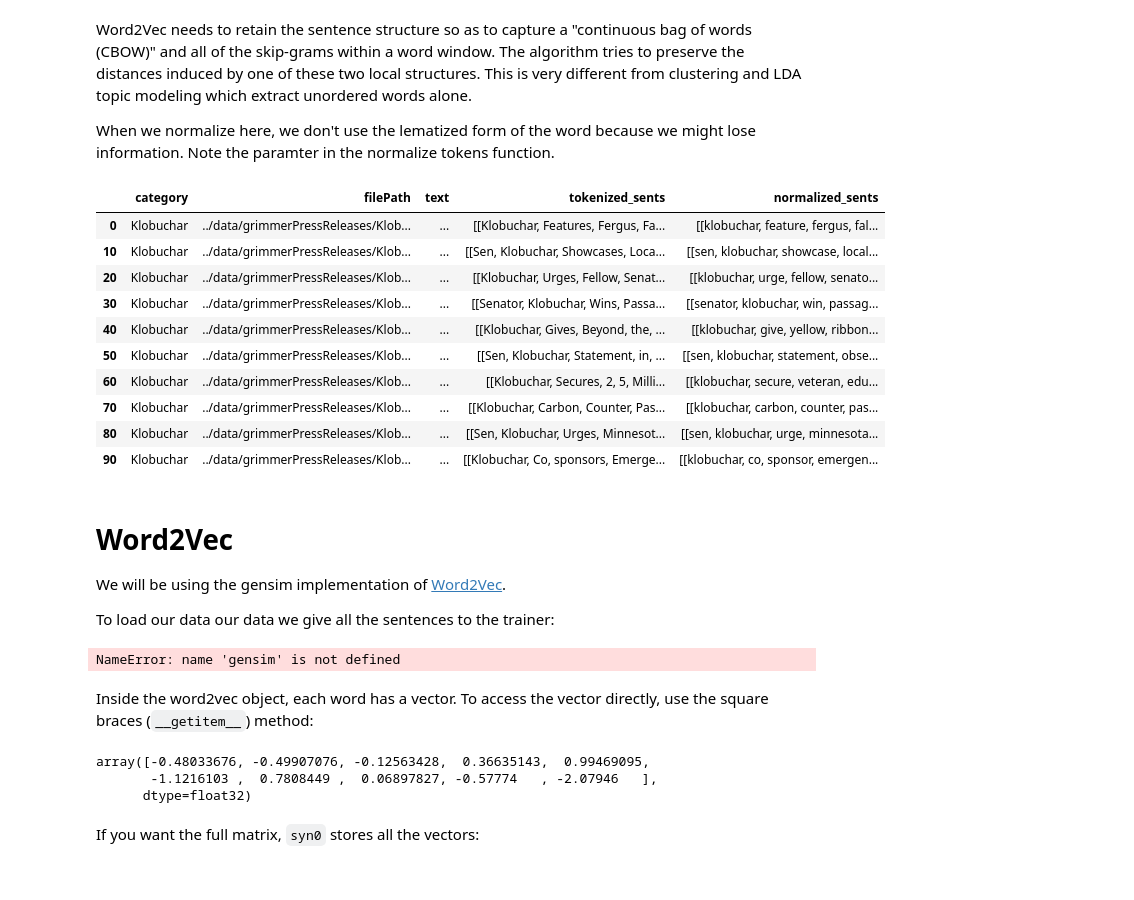
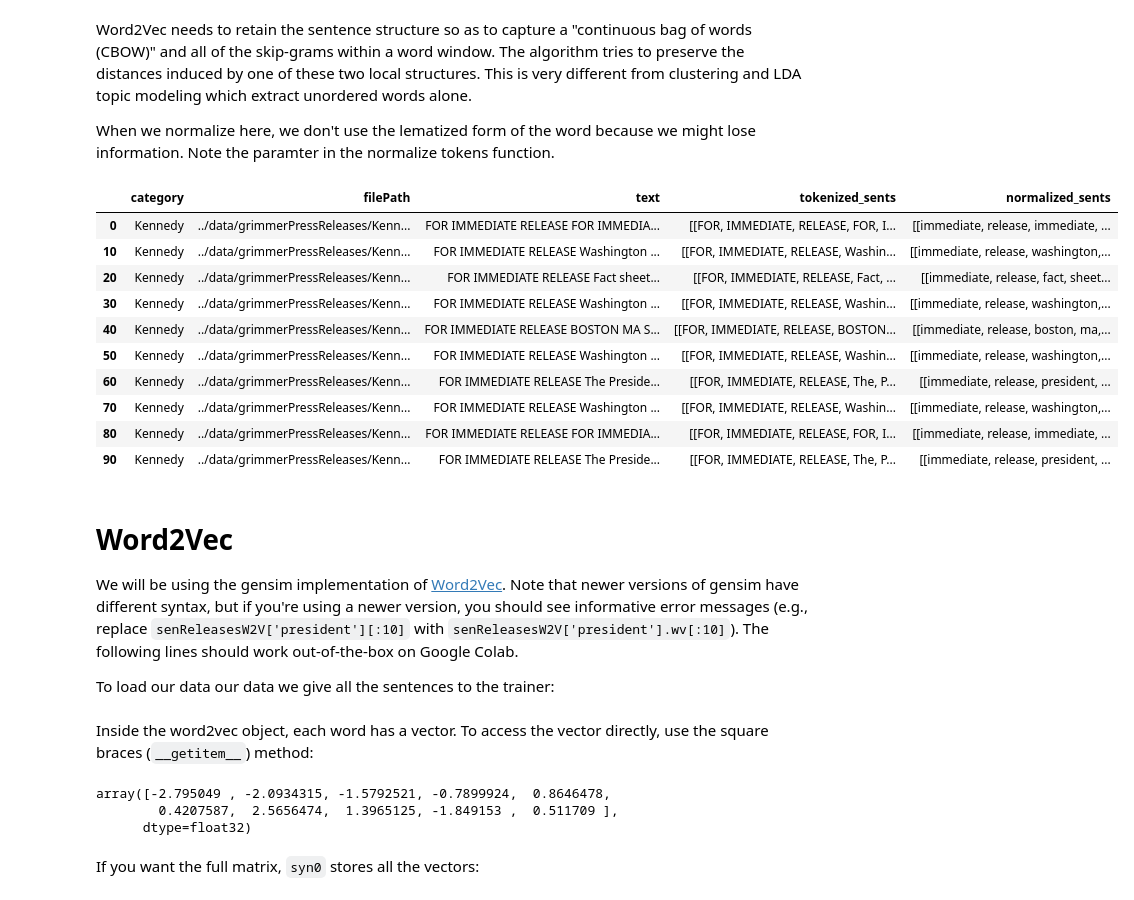
Before and after one commit to mikepackard415/soci40133-content-analysis, a Jupyter notebook: week-4/4-Word-Embeddings.ipynb, the cells around one changed output. Cells and saved outputs as stored; diff of their text form; code cells hidden in the pictures.

```diff
--- a/week-4/4-Word-Embeddings.ipynb
+++ b/week-4/4-Word-Embeddings.ipynb
@@ -65,7 +76,9 @@ def loadDir(targetDir, category):
 
     for fPath in filePaths:
         with open(fPath) as f:
+# Try this line instead if you get an encoding error.
+#         with open(fPath, encoding="ISO-8859-1") as f:
             senDict['text'].append(f.read())
             senDict['filePath'].append(fPath)
 
-    return pandas.DataFrame(senDict)
+    return pd.DataFrame(senDict)
@@ -74,7 +87,8 @@ Now we can use the function in all the directories in `data/grimmerPressReleases
 # %%
+#dataDir = 'content/drive/MyDrive/grimmerPressReleases/raw'
 dataDir = '../data/grimmerPressReleases'
 
-senReleasesDF = pandas.DataFrame()
+senReleasesDF = pd.DataFrame()
 
 for senatorName in [d for d in os.listdir(dataDir) if d[0] != '.']:
     senPath = os.path.join(dataDir, senatorName)
@@ -100,40 +114,38 @@ When we normalize here, we don't use the lematized form of the word because we m
 # %%
 #Apply our functions, notice each row is a list of lists now
 senReleasesDF['tokenized_sents'] = senReleasesDF['text'].apply(lambda x: [lucem_illud.word_tokenize(s) for s in lucem_illud.sent_tokenize(x)])
-#senReleasesDF['normalized_sents'] = senReleasesDF['tokenized_sents'].apply(lambda x: [lucem_illud.normalizeTokens(s, lemma=False) for s in x])
-senReleasesDF['normalized_sents'] = senReleasesDF['tokenized_sents'].apply(lambda x: [lucem_illud.normalizeTokens(s) for s in x])
+senReleasesDF['normalized_sents'] = senReleasesDF['tokenized_sents'].apply(lambda x: [lucem_illud.normalizeTokens(s, lemma=False) for s in x])
+#senReleasesDF['normalized_sents'] = senReleasesDF['tokenized_sents'].apply(lambda x: [lucem_illud.normalizeTokens(s) for s in x])
 
 senReleasesDF[:100:10]
 # %% [output]
 |  | category | filePath | text | tokenized_sents | normalized_sents |
-| 0 | Klobuchar | ../data/grimmerPressReleases/Klob... | ... | [[Klobuchar, Features, Fergus, Fa... | [[klobuchar, feature, fergus, fal... |
-| 10 | Klobuchar | ../data/grimmerPressReleases/Klob... | ... | [[Sen, Klobuchar, Showcases, Loca... | [[sen, klobuchar, showcase, local... |
-| 20 | Klobuchar | ../data/grimmerPressReleases/Klob... | ... | [[Klobuchar, Urges, Fellow, Senat... | [[klobuchar, urge, fellow, senato... |
-| 30 | Klobuchar | ../data/grimmerPressReleases/Klob... | ... | [[Senator, Klobuchar, Wins, Passa... | [[senator, klobuchar, win, passag... |
-| 40 | Klobuchar | ../data/grimmerPressReleases/Klob... | ... | [[Klobuchar, Gives, Beyond, the, ... | [[klobuchar, give, yellow, ribbon... |
-| 50 | Klobuchar | ../data/grimmerPressReleases/Klob... | ... | [[Sen, Klobuchar, Statement, in, ... | [[sen, klobuchar, statement, obse... |
-| 60 | Klobuchar | ../data/grimmerPressReleases/Klob... | ... | [[Klobuchar, Secures, 2, 5, Milli... | [[klobuchar, secure, veteran, edu... |
-| 70 | Klobuchar | ../data/grimmerPressReleases/Klob... | ... | [[Klobuchar, Carbon, Counter, Pas... | [[klobuchar, carbon, counter, pas... |
-| 80 | Klobuchar | ../data/grimmerPressReleases/Klob... | ... | [[Sen, Klobuchar, Urges, Minnesot... | [[sen, klobuchar, urge, minnesota... |
-| 90 | Klobuchar | ../data/grimmerPressReleases/Klob... | ... | [[Klobuchar, Co, sponsors, Emerge... | [[klobuchar, co, sponsor, emergen... |
+| 0 | Kennedy | ../data/grimmerPressReleases/Kenn... | FOR IMMEDIATE RELEASE FOR IMMEDIA... | [[FOR, IMMEDIATE, RELEASE, FOR, I... | [[immediate, release, immediate, ... |
+| 10 | Kennedy | ../data/grimmerPressReleases/Kenn... | FOR IMMEDIATE RELEASE Washington ... | [[FOR, IMMEDIATE, RELEASE, Washin... | [[immediate, release, washington,... |
+| 20 | Kennedy | ../data/grimmerPressReleases/Kenn... | FOR IMMEDIATE RELEASE Fact sheet... | [[FOR, IMMEDIATE, RELEASE, Fact, ... | [[immediate, release, fact, sheet... |
+| 30 | Kennedy | ../data/grimmerPressReleases/Kenn... | FOR IMMEDIATE RELEASE Washington ... | [[FOR, IMMEDIATE, RELEASE, Washin... | [[immediate, release, washington,... |
+| 40 | Kennedy | ../data/grimmerPressReleases/Kenn... | FOR IMMEDIATE RELEASE BOSTON MA S... | [[FOR, IMMEDIATE, RELEASE, BOSTON... | [[immediate, release, boston, ma,... |
+| 50 | Kennedy | ../data/grimmerPressReleases/Kenn... | FOR IMMEDIATE RELEASE Washington ... | [[FOR, IMMEDIATE, RELEASE, Washin... | [[immediate, release, washington,... |
+| 60 | Kennedy | ../data/grimmerPressReleases/Kenn... | FOR IMMEDIATE RELEASE The Preside... | [[FOR, IMMEDIATE, RELEASE, The, P... | [[immediate, release, president, ... |
+| 70 | Kennedy | ../data/grimmerPressReleases/Kenn... | FOR IMMEDIATE RELEASE Washington ... | [[FOR, IMMEDIATE, RELEASE, Washin... | [[immediate, release, washington,... |
+| 80 | Kennedy | ../data/grimmerPressReleases/Kenn... | FOR IMMEDIATE RELEASE FOR IMMEDIA... | [[FOR, IMMEDIATE, RELEASE, FOR, I... | [[immediate, release, immediate, ... |
+| 90 | Kennedy | ../data/grimmerPressReleases/Kenn... | FOR IMMEDIATE RELEASE The Preside... | [[FOR, IMMEDIATE, RELEASE, The, P... | [[immediate, release, president, ... |
 # %% [markdown]
 # Word2Vec
 
-We will be using the gensim implementation of [Word2Vec](https://radimrehurek.com/gensim/models/word2vec.html#gensim.models.word2vec.Word2Vec).
+We will be using the gensim implementation of [Word2Vec](https://radimrehurek.com/gensim/models/word2vec.html#gensim.models.word2vec.Word2Vec). Note that newer versions of gensim have different syntax, but if you're using a newer version, you should see informative error messages (e.g., replace `senReleasesW2V['president'][:10]` with `senReleasesW2V['president'].wv[:10]`). The following lines should work out-of-the-box on Google Colab.
 
 To load our data our data we give all the sentences to the trainer:
 # %%
 # The sg=0 argument indicates that we don't want to use "skipgram" but instead "CBOW"
 senReleasesW2V = gensim.models.word2vec.Word2Vec(senReleasesDF['normalized_sents'].sum(), sg=0)
-# %% [output]
-NameError: name 'gensim' is not defined
 # %% [markdown]
 Inside the word2vec object, each word has a vector. To access the vector directly, use the square braces (`__getitem__`) method:
 # %%
-senReleasesW2V['president'][:10] #Shortening because it's very large
+senReleasesW2V.wv['president'][:10] #Shortening because it's very large
 # %% [output]
-array([-0.48033676, -0.49907076, -0.12563428,  0.36635143,  0.99469095,
-       -1.1216103 ,  0.7808449 ,  0.06897827, -0.57774   , -2.07946   ],
+array([-2.795049 , -2.0934315, -1.5792521, -0.7899924,  0.8646478,
+        0.4207587,  2.5656474,  1.3965125, -1.849153 ,  0.511709 ],
       dtype=float32)
 # %% [markdown]
 If you want the full matrix, `syn0` stores all the vectors:
```
Also changed, not shown: parts of 154 cells of this notebook, 6 other files.
